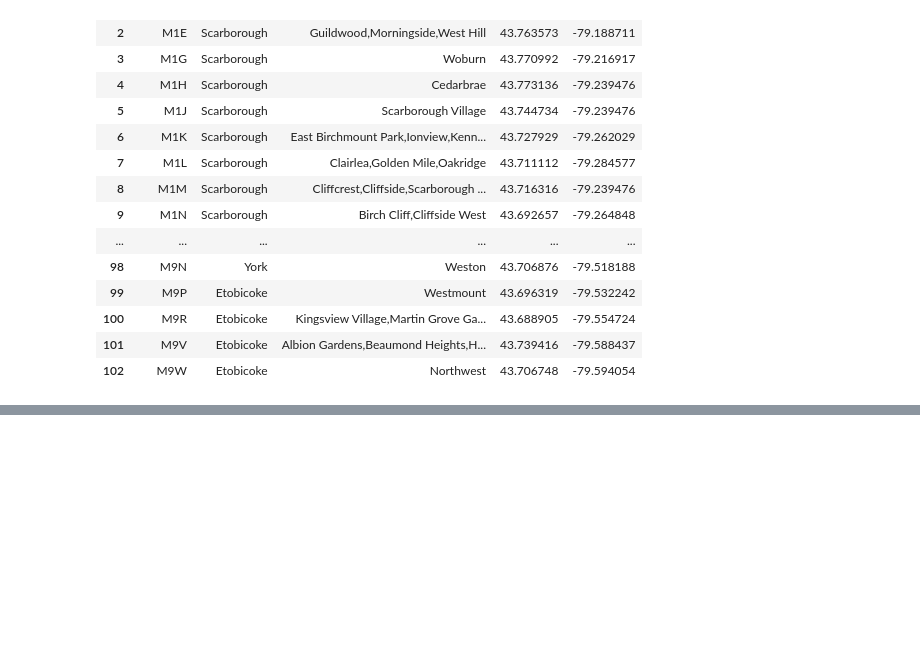
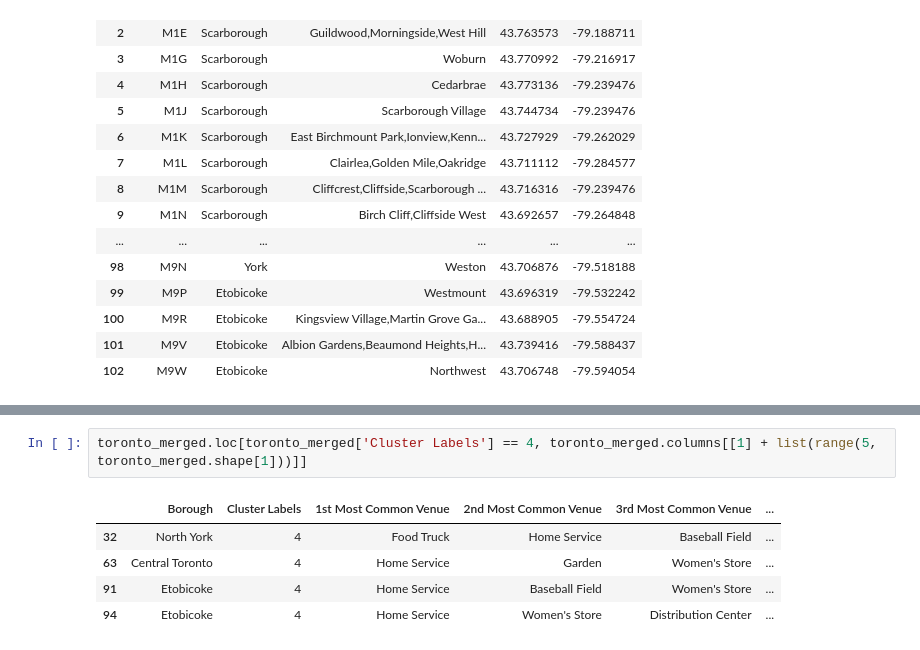
Before and after one commit to gregmusumeci/coursera_capstone, a Jupyter notebook: Neighborhoods Toronto Canada.ipynb, the cells around one changed output, grey strips where cells are left out. Drawn from its saved outputs; the diff is of its cells as text; blank space fills up the shorter version.

```diff
--- a/Neighborhoods Toronto Canada.ipynb
+++ b/Neighborhoods Toronto Canada.ipynb
@@ -77,0 +288,8 @@ toronto_data
+# %%
+toronto_merged.loc[toronto_merged['Cluster Labels'] == 4, toronto_merged.columns[[1] + list(range(5, toronto_merged.shape[1]))]]
+# %% [output]
+|  | Borough | Cluster Labels | 1st Most Common Venue | 2nd Most Common Venue | 3rd Most Common Venue | ... |
+| 32 | North York | 4 | Food Truck | Home Service | Baseball Field | ... |
+| 63 | Central Toronto | 4 | Home Service | Garden | Women's Store | ... |
+| 91 | Etobicoke | 4 | Home Service | Baseball Field | Women's Store | ... |
+| 94 | Etobicoke | 4 | Home Service | Women's Store | Distribution Center | ... |
```
Also changed, not shown: parts of 16 cells of this notebook.
